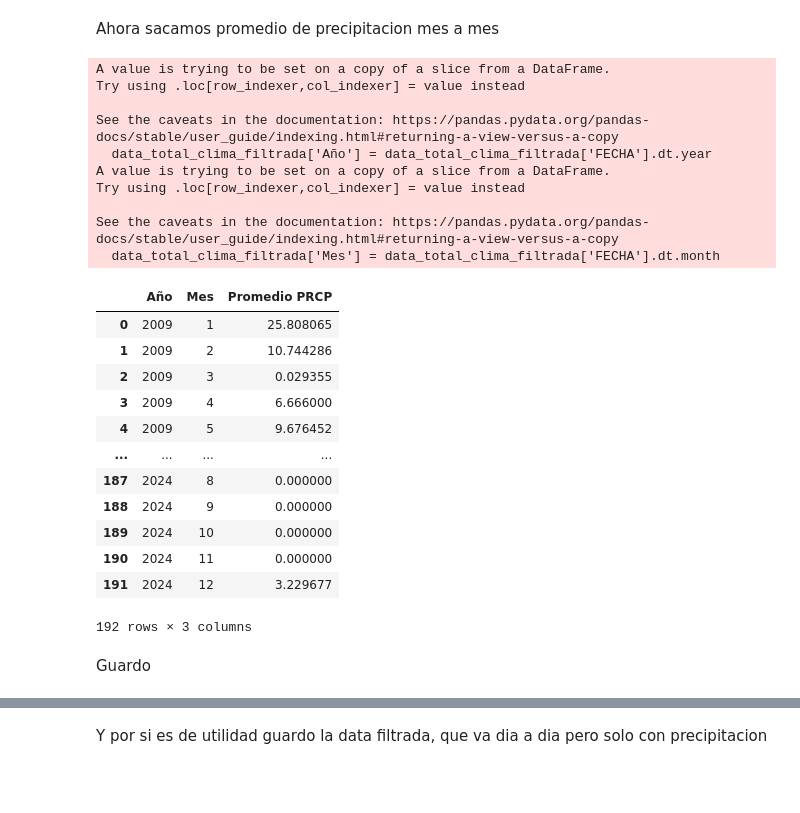
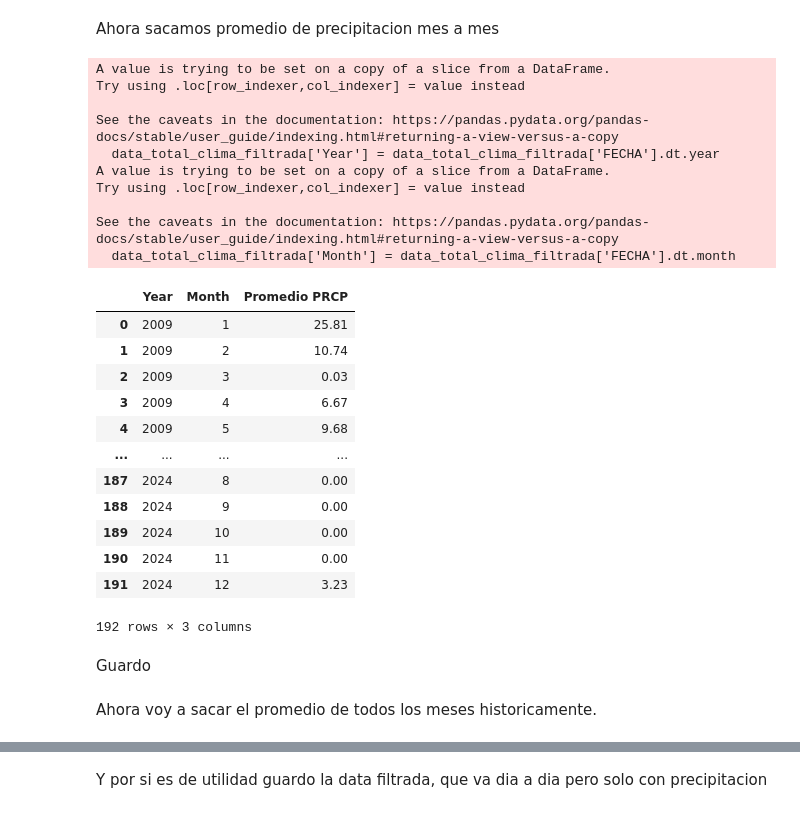
Before and after one commit to auricIecu/EDA, a Jupyter notebook: Memoria Limpieza Datos.ipynb, the cells around one changed output, grey strips where cells are left out. Cells and saved outputs as stored; diff of their text form; code cells hidden in the pictures; blank space fills up the shorter version.

```diff
--- a/0-Enunciado.1_EDA copy.ipynb
+++ b/Memoria Limpieza Datos.ipynb
@@ -1189,40 +1188,42 @@ dias_lluvia.to_csv('/Users/auric/REPO_TEST/Entregas/Entrega 28 - 03 de abril de
 # %% [markdown]
 Ahora sacamos promedio de precipitacion mes a mes
 # %%
-data_total_clima_filtrada['Año'] = data_total_clima_filtrada['FECHA'].dt.year
-data_total_clima_filtrada['Mes'] = data_total_clima_filtrada['FECHA'].dt.month
+data_total_clima_filtrada['Year'] = data_total_clima_filtrada['FECHA'].dt.year
+data_total_clima_filtrada['Month'] = data_total_clima_filtrada['FECHA'].dt.month
 
 # Calculo por año y por mes
-promedio_prcp_por_año_mes = data_total_clima_filtrada.groupby(['Año', 'Mes'])['PRCP'].mean().reset_index()
-promedio_prcp_por_año_mes.columns = ['Año', 'Mes', 'Promedio PRCP']
+promedio_prcp_por_año_mes = data_total_clima_filtrada.groupby(['Year', 'Month'])['PRCP'].mean().reset_index()
+promedio_prcp_por_año_mes.columns = ['Year', 'Month', 'Promedio PRCP']
+
+promedio_prcp_por_año_mes['Promedio PRCP'] = promedio_prcp_por_año_mes['Promedio PRCP'].apply(lambda x: round(x, 2))
 
 # Y ordeno
-promedio_prcp_por_año_mes = promedio_prcp_por_año_mes.sort_values(['Año', 'Mes'])
+promedio_prcp_por_año_mes = promedio_prcp_por_año_mes.sort_values(['Year', 'Month'])
 
 promedio_prcp_por_año_mes
 # %% [output]
 A value is trying to be set on a copy of a slice from a DataFrame.
 Try using .loc[row_indexer,col_indexer] = value instead
 
 See the caveats in the documentation: https://pandas.pydata.org/pandas-docs/stable/user_guide/indexing.html#returning-a-view-versus-a-copy
-  data_total_clima_filtrada['Año'] = data_total_clima_filtrada['FECHA'].dt.year
+  data_total_clima_filtrada['Year'] = data_total_clima_filtrada['FECHA'].dt.year
 A value is trying to be set on a copy of a slice from a DataFrame.
 Try using .loc[row_indexer,col_indexer] = value instead
 
 See the caveats in the documentation: https://pandas.pydata.org/pandas-docs/stable/user_guide/indexing.html#returning-a-view-versus-a-copy
-  data_total_clima_filtrada['Mes'] = data_total_clima_filtrada['FECHA'].dt.month
+  data_total_clima_filtrada['Month'] = data_total_clima_filtrada['FECHA'].dt.month
-|  | Año | Mes | Promedio PRCP |
-| 0 | 2009 | 1 | 25.808065 |
-| 1 | 2009 | 2 | 10.744286 |
-| 2 | 2009 | 3 | 0.029355 |
-| 3 | 2009 | 4 | 6.666000 |
-| 4 | 2009 | 5 | 9.676452 |
+|  | Year | Month | Promedio PRCP |
+| 0 | 2009 | 1 | 25.81 |
+| 1 | 2009 | 2 | 10.74 |
+| 2 | 2009 | 3 | 0.03 |
+| 3 | 2009 | 4 | 6.67 |
+| 4 | 2009 | 5 | 9.68 |
 | ... | ... | ... | ... |
-| 187 | 2024 | 8 | 0.000000 |
-| 188 | 2024 | 9 | 0.000000 |
-| 189 | 2024 | 10 | 0.000000 |
-| 190 | 2024 | 11 | 0.000000 |
-| 191 | 2024 | 12 | 3.229677 |
+| 187 | 2024 | 8 | 0.00 |
+| 188 | 2024 | 9 | 0.00 |
+| 189 | 2024 | 10 | 0.00 |
+| 190 | 2024 | 11 | 0.00 |
+| 191 | 2024 | 12 | 3.23 |
 192 rows × 3 columns
 # %% [markdown]
 Guardo
@@ -1230,0 +1232,2 @@ promedio_prcp_por_año_mes.to_csv('/Users/auric/REPO_TEST/Entregas/Entrega 28 -
+# %% [markdown]
+Ahora voy a sacar el promedio de todos los meses historicamente.
```
Also changed, not shown: parts of 50 cells of this notebook, 23 other files.
